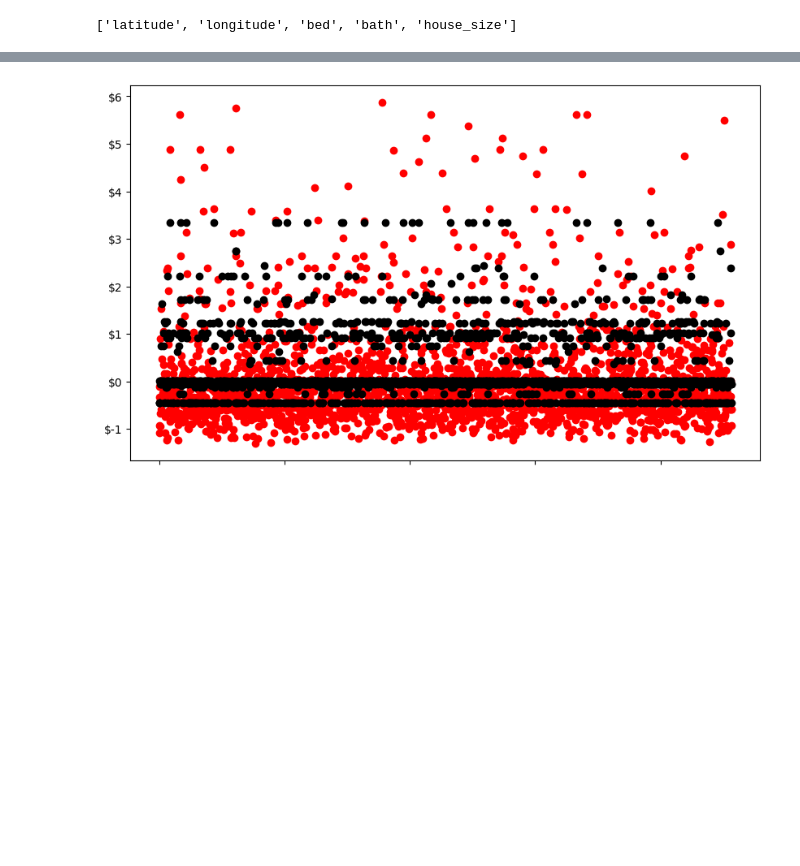
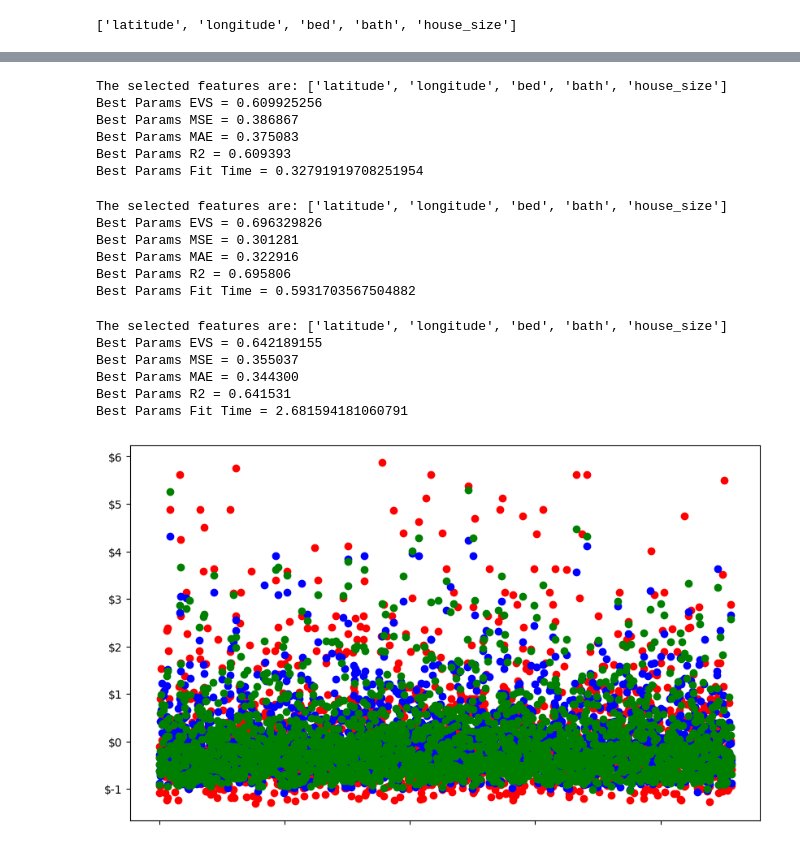
Before and after one commit to jiml-mlai-bootcamp-ucberkeley/Capstone_2, a Jupyter notebook: nj/Boosting Macro.ipynb, the cells around one changed output, grey strips where cells are left out. Saved outputs shown, nothing was run; the diff lists cells and outputs as text; code cells hidden in the pictures; blank space fills up the shorter version.

```diff
--- a/nj/Boosting Macro.ipynb
+++ b/nj/Boosting Macro.ipynb
@@ -126,17 +126,62 @@ Best Params Fit Time = 0.07286357879638672
+# %%
+gbr = dosomething("Gradient Boosting","Best Params", normalize_df, features, "price")
+results_dict_append(gbr["results"])
+gbr_predict = gbr["predictions"]
+# %% [output]
+The selected features are: ['latitude', 'longitude', 'bed', 'bath', 'house_size']
+Best Params EVS = 0.609925256
+Best Params MSE = 0.386867
+Best Params MAE = 0.375083
+Best Params R2 = 0.609393
+Best Params Fit Time = 0.32791919708251954
+# %%
+histgbr = dosomething("Hist Gradient Boosting","Best Params", normalize_df, features, "price")
+results_dict_append(histgbr["results"])
+histgbr_predict = histgbr["predictions"]
+# %% [output]
+The selected features are: ['latitude', 'longitude', 'bed', 'bath', 'house_size']
+Best Params EVS = 0.696329826
+Best Params MSE = 0.301281
+Best Params MAE = 0.322916
+Best Params R2 = 0.695806
+Best Params Fit Time = 0.5931703567504882
+# %%
+rf = dosomething("Random Forest","Best Params", normalize_df, features, "price")
+results_dict_append(rf["results"])
+rf_predict = rf["predictions"]
+# %% [output]
+The selected features are: ['latitude', 'longitude', 'bed', 'bath', 'house_size']
+Best Params EVS = 0.642189155
+Best Params MSE = 0.355037
+Best Params MAE = 0.344300
+Best Params R2 = 0.641531
+Best Params Fit Time = 2.681594181060791
 # %%
 adaboost_predict_df = pd.DataFrame(adaboost_predict).reset_index()
 adaboost_predict_df.rename(columns={0: "prediction"},inplace=True)
 
+gbr_predict_df = pd.DataFrame(gbr_predict).reset_index()
+gbr_predict_df.rename(columns={0: "prediction"},inplace=True)
+
+rf_predict_df = pd.DataFrame(rf_predict).reset_index()
+rf_predict_df.rename(columns={0: "prediction"},inplace=True)
+
+histgbr_predict_df = pd.DataFrame(histgbr_predict).reset_index()
+histgbr_predict_df.rename(columns={0: "prediction"},inplace=True)
+
 y_test_df = pd.DataFrame(y_test).reset_index()
 # %%
 fig, ax = plt.subplots(figsize=(10, 6))
 
 ax.ticklabel_format(style='plain')
 ax.yaxis.set_major_formatter('${x:1,.0f}')
 ax.xaxis.set_major_formatter(' ')
 
 plt.scatter(y_test_df.index,y_test_df["price"], color="red")
-plt.scatter(adaboost_predict_df.index,adaboost_predict_df["prediction"], color="black")
+plt.scatter(gbr_predict_df.index,gbr_predict_df["prediction"], color="blue")
+plt.scatter(histgbr_predict_df.index,histgbr_predict_df["prediction"], color="green")
+#plt.scatter(adaboost_predict_df.index,adaboost_predict_df["prediction"], color="black")
+#plt.scatter(rf_predict_df.index,rf_predict_df["prediction"], color="black")
 plt.show()
 # %% [output]
-[figure, old version]
+[figure, new version]
```
Also changed, not shown: parts of 3 cells of this notebook, 11 other files.
